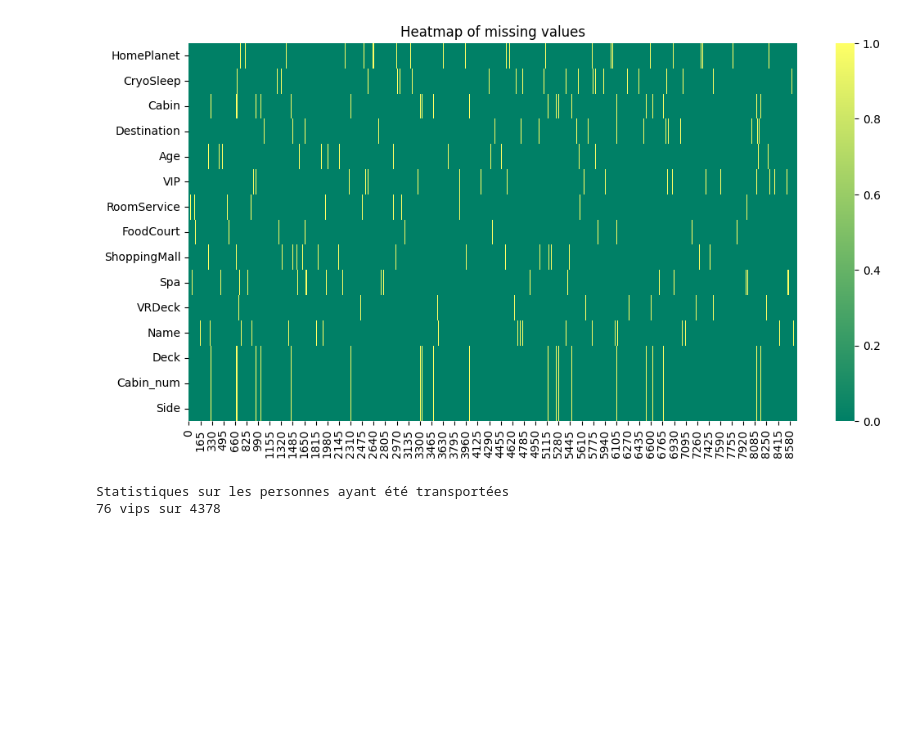
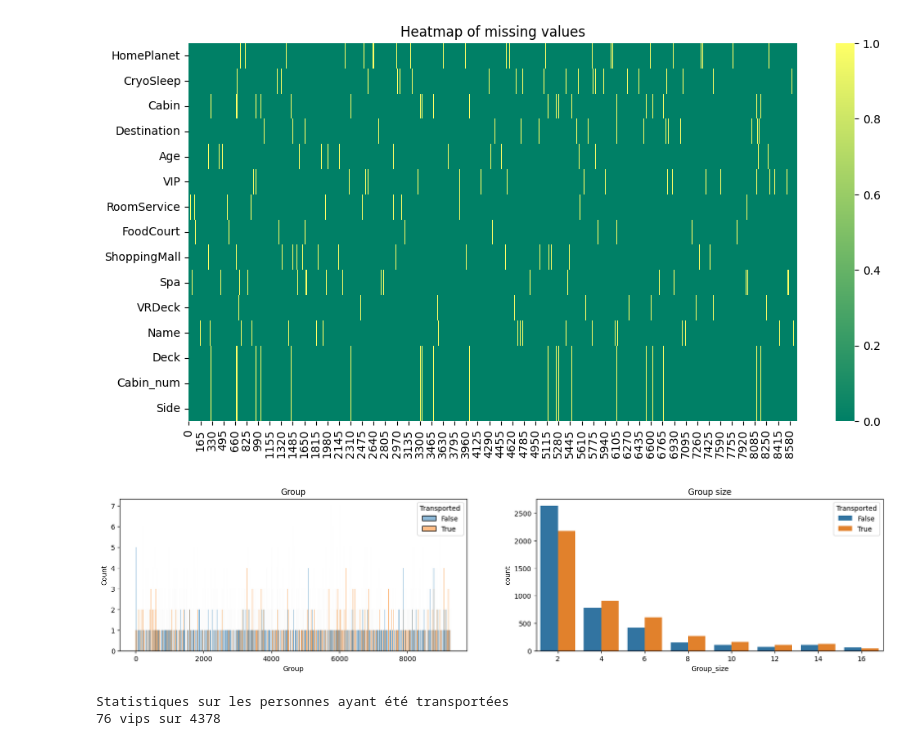
Before and after one commit to YoshiLeLama/projet-ml, a Jupyter notebook: data_analysis.ipynb, the cells around one changed output. Saved outputs shown, nothing was run; the diff lists cells and outputs as text; code cells hidden in the pictures; blank space fills up the shorter version.

```diff
--- a/data_analysis.ipynb
+++ b/data_analysis.ipynb
@@ -49,6 +49,25 @@ print(len(dataset.loc[dataset['VIP'] == True]), "vips sur", len(dataset))
 [figure]
 [figure]
 [figure]
+# %%
+# New feature - Group
+dataset['Group'] = dataset['PassengerId'].apply(lambda x: x.split('_')[0]).astype(int)
+
+# New feature - Group size
+dataset['Group_size']=dataset['Group'].map(lambda x: pd.concat([dataset['Group'], dataset['Group']]).value_counts()[x])
+
+# Plot distribution of new features
+plt.figure(figsize=(20,4))
+plt.subplot(1,2,1)
+sns.histplot(data=dataset, x='Group', hue='Transported', binwidth=1)
+plt.title('Group')
+
+plt.subplot(1,2,2)
+sns.countplot(data=dataset, x='Group_size', hue='Transported')
+plt.title('Group size')
+fig.tight_layout()
+# %% [output]
+[figure, added]
 # %%
 # Statistiques sur les personnes ayant été transportées
 
```
Also changed, not shown: 2 other files.
